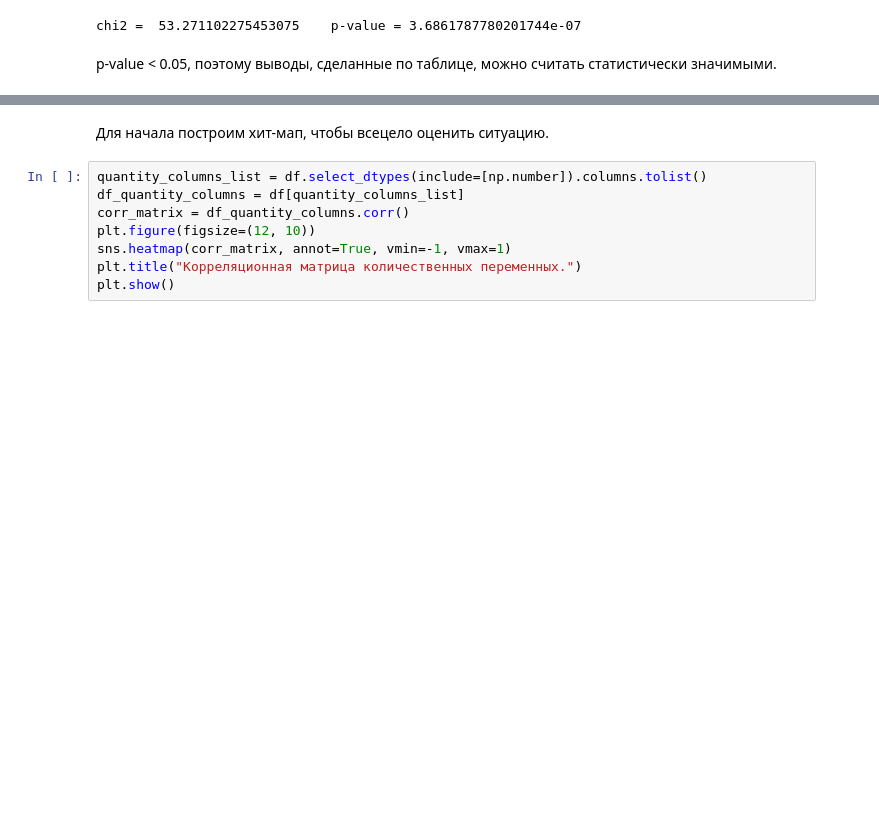
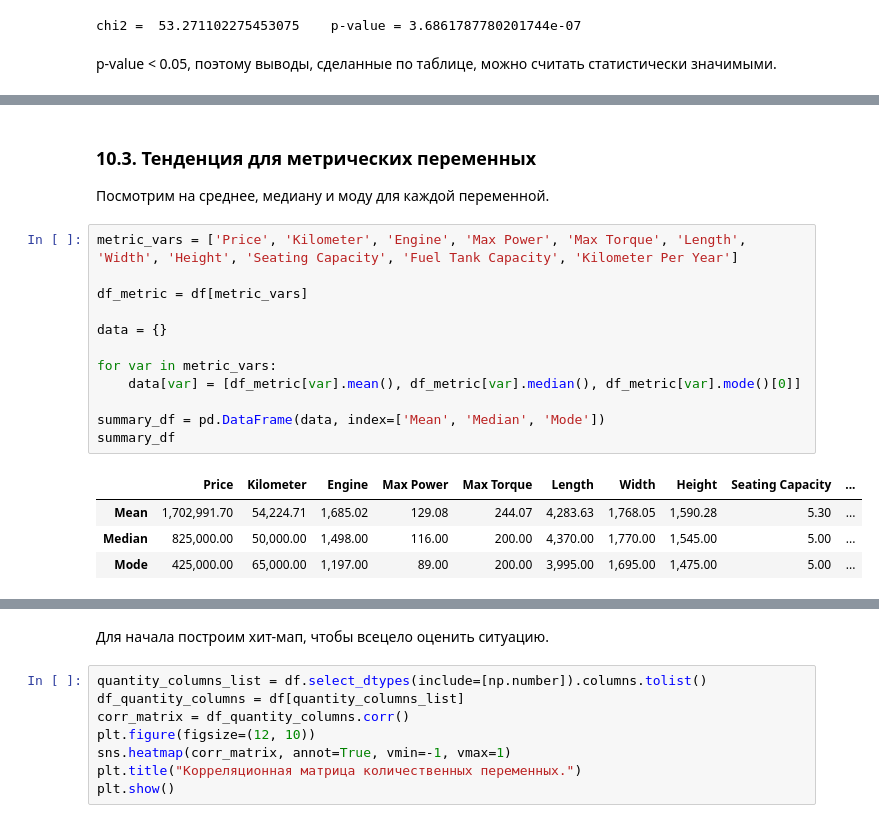
Before and after one commit to brshtsk/hell-in-python, a Jupyter notebook: Проект-авто.ipynb, the cells around one changed output, grey strips where cells are left out. Saved outputs shown, nothing was run; the diff lists cells and outputs as text; blank space fills up the shorter version.

```diff
--- a/Проект-авто.ipynb
+++ b/Проект-авто.ipynb
@@ -428,0 +599,21 @@ p-value < 0.05, поэтому выводы, сделанные по табли
+# %% [markdown]
+### 10.3. Тенденция для метрических переменных
+
+Посмотрим на среднее, медиану и моду для каждой переменной.
+# %%
+metric_vars = ['Price', 'Kilometer', 'Engine', 'Max Power', 'Max Torque', 'Length', 'Width', 'Height', 'Seating Capacity', 'Fuel Tank Capacity', 'Kilometer Per Year']
+
+df_metric = df[metric_vars]
+
+data = {}
+
+for var in metric_vars:
+    data[var] = [df_metric[var].mean(), df_metric[var].median(), df_metric[var].mode()[0]]
+
+summary_df = pd.DataFrame(data, index=['Mean', 'Median', 'Mode'])
+summary_df
+# %% [output]
+|  | Price | Kilometer | Engine | Max Power | Max Torque | Length | Width | Height | Seating Capacity | ... |
+| Mean | 1,702,991.70 | 54,224.71 | 1,685.02 | 129.08 | 244.07 | 4,283.63 | 1,768.05 | 1,590.28 | 5.30 | ... |
+| Median | 825,000.00 | 50,000.00 | 1,498.00 | 116.00 | 200.00 | 4,370.00 | 1,770.00 | 1,545.00 | 5.00 | ... |
+| Mode | 425,000.00 | 65,000.00 | 1,197.00 | 89.00 | 200.00 | 3,995.00 | 1,695.00 | 1,475.00 | 5.00 | ... |
```
Also changed, not shown: parts of 29 cells of this notebook.
